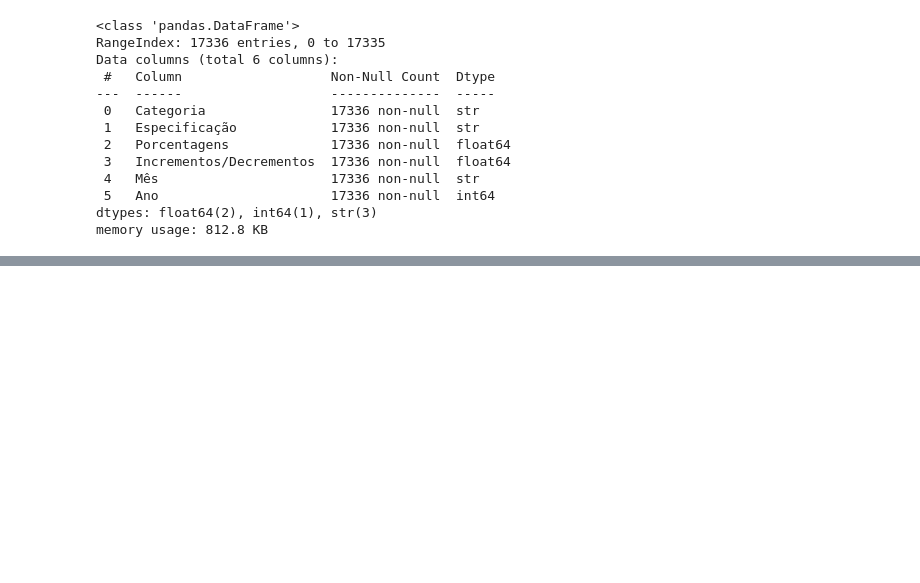
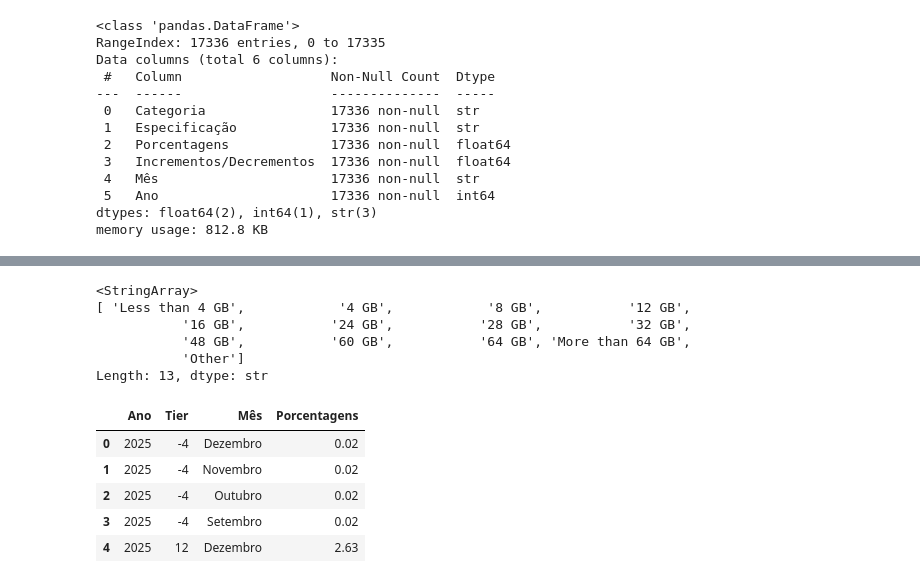
Before and after one commit to caiopaiva92/Trabalho-ICD-, a Jupyter notebook: Análise dos dados/EDA_dados_mensais_unificados.ipynb, the cells around one changed output, grey strips where cells are left out. Saved outputs shown, nothing was run; the diff lists cells and outputs as text; code cells hidden in the pictures; blank space fills up the shorter version.

```diff
--- a/Análise dos dados/EDA_dados_mensais_unificados.ipynb
+++ b/Análise dos dados/EDA_dados_mensais_unificados.ipynb
@@ -209,0 +387,44 @@ memory usage: 812.8 KB
+# %%
+df_memoria['Especificação'].unique()
+# %% [output]
+<StringArray>
+[ 'Less than 4 GB',            '4 GB',            '8 GB',           '12 GB',
+           '16 GB',           '24 GB',           '28 GB',           '32 GB',
+           '48 GB',           '60 GB',           '64 GB', 'More than 64 GB',
+           'Other']
+Length: 13, dtype: str
+# %%
+tiers_ordem = ['-4','4', '8','12','16','24','28','32','48','60','64', '64+', 'Outro (não classificado)']
+
+# "Tabela de tradução": cada texto original vira uma faixa de RAM.
+# Textos que não aparecem aqui (ex: '2 GB', 'Less than 2 GB') viram NaN.
+mapa_tier = {
+    'Less than 4 GB' : '-4',
+    '4 GB': '4',
+    '8 GB': '8',
+    '12 GB' : '12',
+    '16 GB': '16',
+    '24 GB' : '24',
+    '28 GB' : '28',
+    '32 GB': '32',
+    '48 GB' : '48',
+    '60 GB' : '60',
+    '64 GB': '64',
+    'More than 64 GB': '64+',
+    'Other': 'Outro (não classificado)',
+}
+
+df_tiers = df_memoria[df_memoria['Categoria'] == 'System RAM'].copy()
+df_tiers['Tier'] = df_tiers['Especificação'].map(mapa_tier)
+df_tiers = df_tiers.dropna(subset=['Tier'])
+
+# Agrupamento: soma a porcentagem de cada faixa de RAM, por ano
+tier_pct = df_tiers.groupby(['Ano', 'Tier', 'Mês'])['Porcentagens'].sum().reset_index()
+tier_pct.head()
+# %% [output]
+|  | Ano | Tier | Mês | Porcentagens |
+| 0 | 2025 | -4 | Dezembro | 0.02 |
+| 1 | 2025 | -4 | Novembro | 0.02 |
+| 2 | 2025 | -4 | Outubro | 0.02 |
+| 3 | 2025 | -4 | Setembro | 0.02 |
+| 4 | 2025 | 12 | Dezembro | 2.63 |
```
Also changed, not shown: parts of 12 cells of this notebook, 2 other files.
